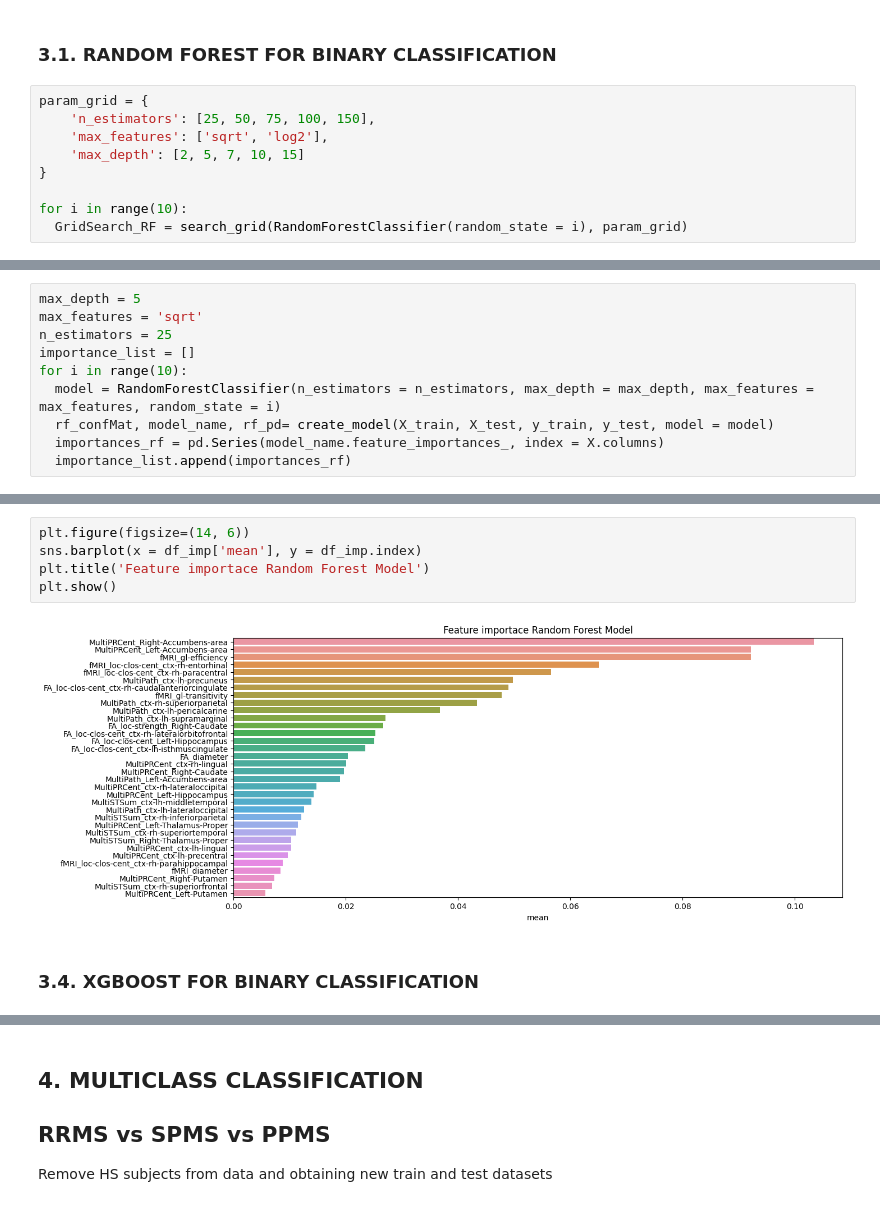
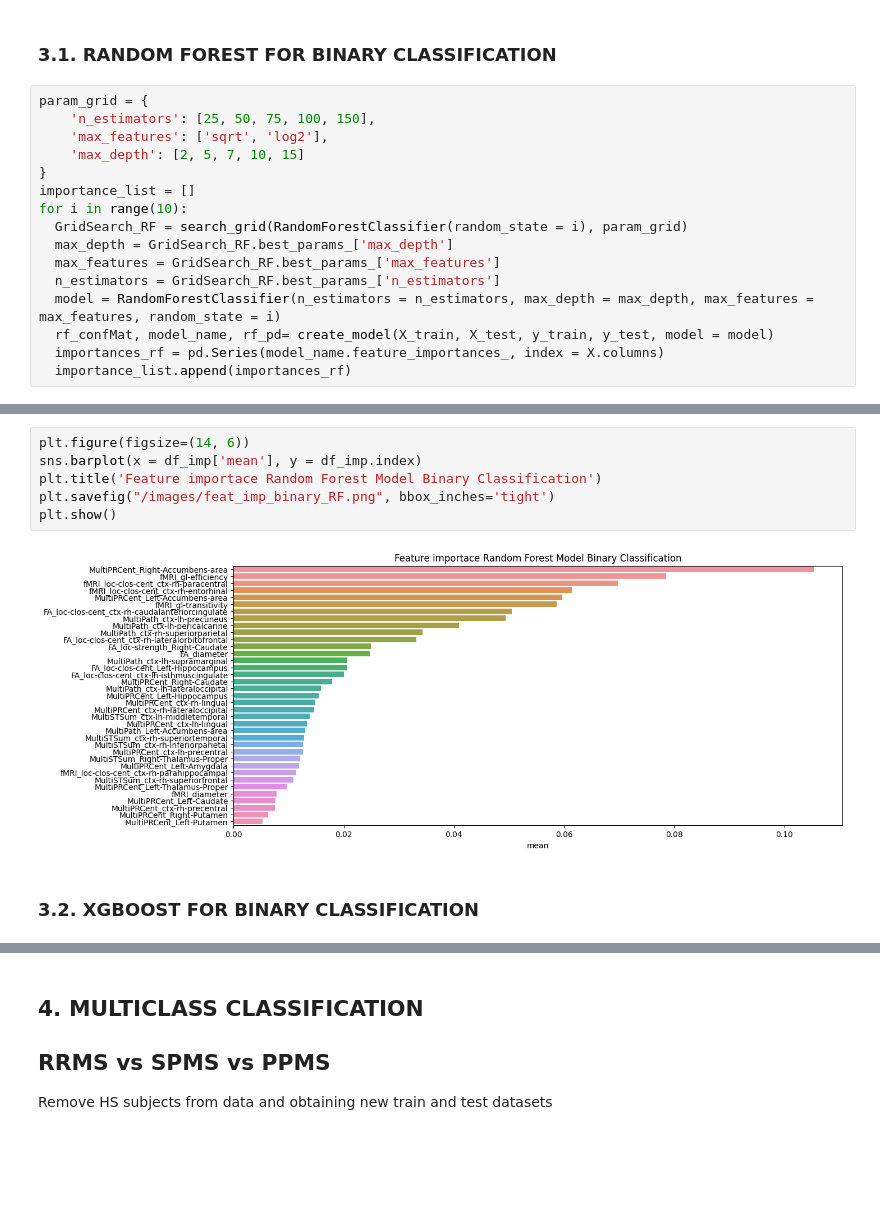
Before and after one commit to JoanGinard/Multilayer_MS, a Jupyter notebook: Feature_importance.ipynb, the cells around one changed output, grey strips where cells are left out. Cells and saved outputs as stored; diff of their text form; blank space fills up the shorter version.

```diff
--- a/Feature_importance.ipynb
+++ b/Feature_importance.ipynb
@@ -365,7 +366,14 @@ param_grid = {
     'max_features': ['sqrt', 'log2'],
     'max_depth': [2, 5, 7, 10, 15]
 }
-
+importance_list = []
 for i in range(10):
   GridSearch_RF = search_grid(RandomForestClassifier(random_state = i), param_grid)
+  max_depth = GridSearch_RF.best_params_['max_depth']
+  max_features = GridSearch_RF.best_params_['max_features']
+  n_estimators = GridSearch_RF.best_params_['n_estimators']
+  model = RandomForestClassifier(n_estimators = n_estimators, max_depth = max_depth, max_features = max_features, random_state = i)
+  rf_confMat, model_name, rf_pd= create_model(X_train, X_test, y_train, y_test, model = model)
+  importances_rf = pd.Series(model_name.feature_importances_, index = X.columns)
+  importance_list.append(importances_rf)
 # %% [output]
@@ -384,13 +390,3 @@ Triarem els valors que més es repeteixen.
-# %%
-max_depth = 5
-max_features = 'sqrt'
-n_estimators = 25
-importance_list = []
-for i in range(10):
-  model = RandomForestClassifier(n_estimators = n_estimators, max_depth = max_depth, max_features = max_features, random_state = i)
-  rf_confMat, model_name, rf_pd= create_model(X_train, X_test, y_train, y_test, model = model)
-  importances_rf = pd.Series(model_name.feature_importances_, index = X.columns)
-  importance_list.append(importances_rf)
 # %%
 df_imp = pd.concat(importance_list, axis = 1)
 df_imp['mean'] = df_imp.mean(axis = 1)
@@ -418,12 +414,13 @@ df_imp
 # %%
 plt.figure(figsize=(14, 6))
 sns.barplot(x = df_imp['mean'], y = df_imp.index)
-plt.title('Feature importace Random Forest Model')
+plt.title('Feature importace Random Forest Model Binary Classification')
+plt.savefig("/images/feat_imp_binary_RF.png", bbox_inches='tight')
 plt.show()
 # %% [output]
-[figure, old version]
+[figure, new version]
 # %% [markdown]
-### 3.4. XGBOOST FOR BINARY CLASSIFICATION
+### 3.2. XGBOOST FOR BINARY CLASSIFICATION
 # %%
 param_grid =[{"learning_rate": [0.20, 0.25, 0.30],
               "max_depth": [4, 5, 6, 7],
```
Also changed, not shown: parts of 32 cells of this notebook, 3 other files.
